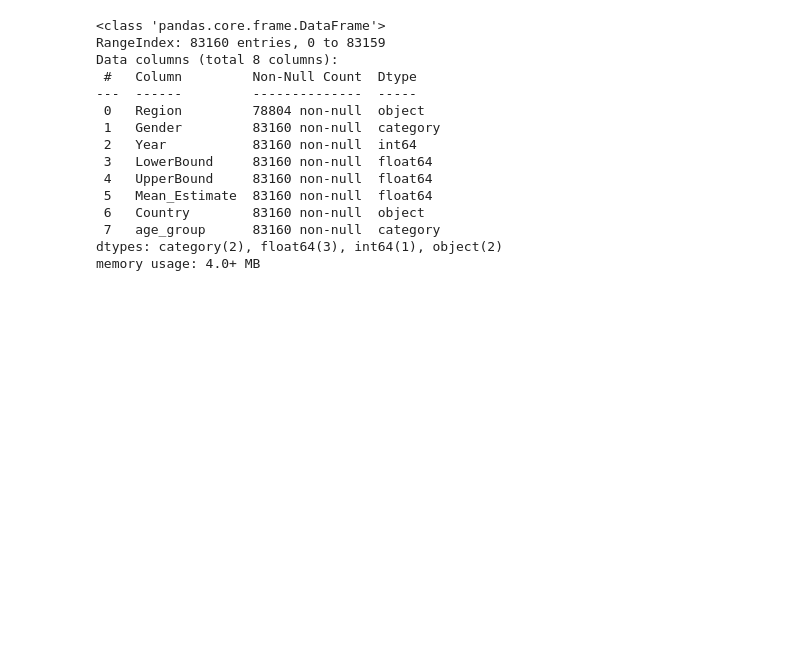
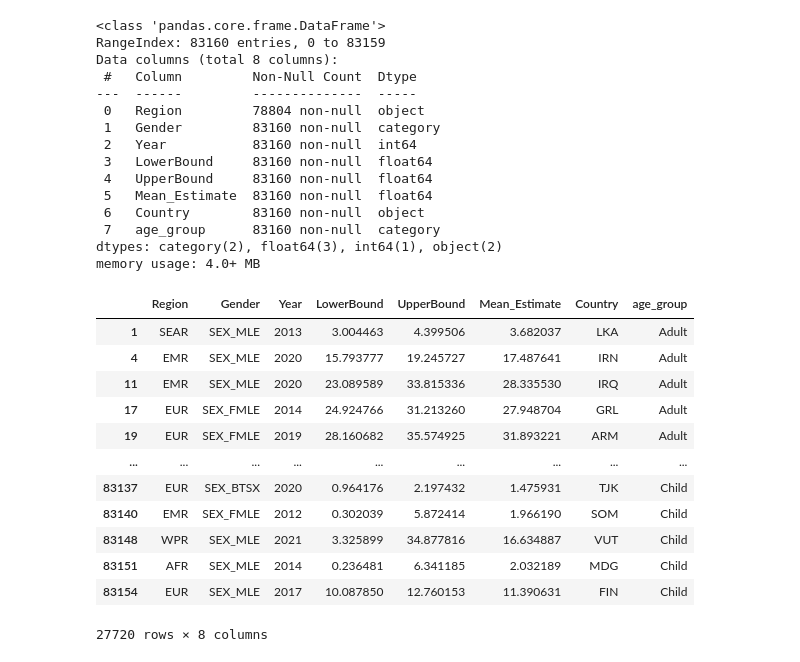
Before and after one commit to ArunK-ML/Project---Nutrition-Paradox-A-Global-View-on-Obesity-and-Malnutrition, a Jupyter notebook: Nutrition_Paradox.ipynb, the cells around one changed output. Saved outputs shown, nothing was run; the diff lists cells and outputs as text; code cells hidden in the pictures; blank space fills up the shorter version.

```diff
--- a/Nutrition_Paradox.ipynb
+++ b/Nutrition_Paradox.ipynb
@@ -110,3 +110,22 @@ Data columns (total 8 columns):
  7   age_group      83160 non-null  category
 dtypes: category(2), float64(3), int64(1), object(2)
 memory usage: 4.0+ MB
+# %%
+df_obesity_subset_filter = df_obesity_subset[(df_obesity_subset['Year'] >= 2012) & (df_obesity_subset['Year'] <= 2022)]
+df_malnutrition_subset_filter = df_malnutrition_subset[(df_malnutrition_subset['Year'] >= 2012) & (df_malnutrition_subset['Year'] <= 2022)]
+# %%
+df_obesity_subset_filter
+# %% [output]
+|  | Region | Gender | Year | LowerBound | UpperBound | Mean_Estimate | Country | age_group |
+| 1 | SEAR | SEX_MLE | 2013 | 3.004463 | 4.399506 | 3.682037 | LKA | Adult |
+| 4 | EMR | SEX_MLE | 2020 | 15.793777 | 19.245727 | 17.487641 | IRN | Adult |
+| 11 | EMR | SEX_MLE | 2020 | 23.089589 | 33.815336 | 28.335530 | IRQ | Adult |
+| 17 | EUR | SEX_FMLE | 2014 | 24.924766 | 31.213260 | 27.948704 | GRL | Adult |
+| 19 | EUR | SEX_FMLE | 2019 | 28.160682 | 35.574925 | 31.893221 | ARM | Adult |
+| ... | ... | ... | ... | ... | ... | ... | ... | ... |
+| 83137 | EUR | SEX_BTSX | 2020 | 0.964176 | 2.197432 | 1.475931 | TJK | Child |
+| 83140 | EMR | SEX_FMLE | 2012 | 0.302039 | 5.872414 | 1.966190 | SOM | Child |
+| 83148 | WPR | SEX_MLE | 2021 | 3.325899 | 34.877816 | 16.634887 | VUT | Child |
+| 83151 | AFR | SEX_MLE | 2014 | 0.236481 | 6.341185 | 2.032189 | MDG | Child |
+| 83154 | EUR | SEX_MLE | 2017 | 10.087850 | 12.760153 | 11.390631 | FIN | Child |
+27720 rows × 8 columns
```
Also changed, not shown: parts of 1 cell of this notebook.
